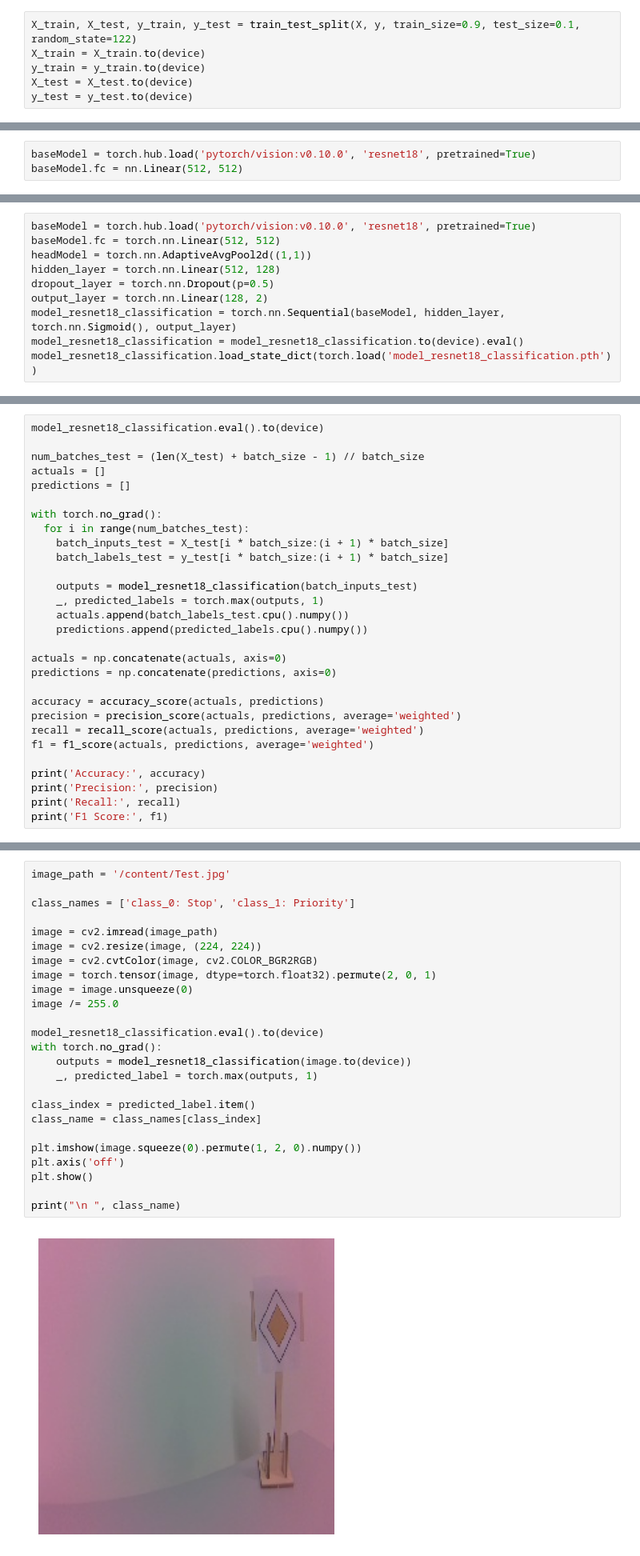
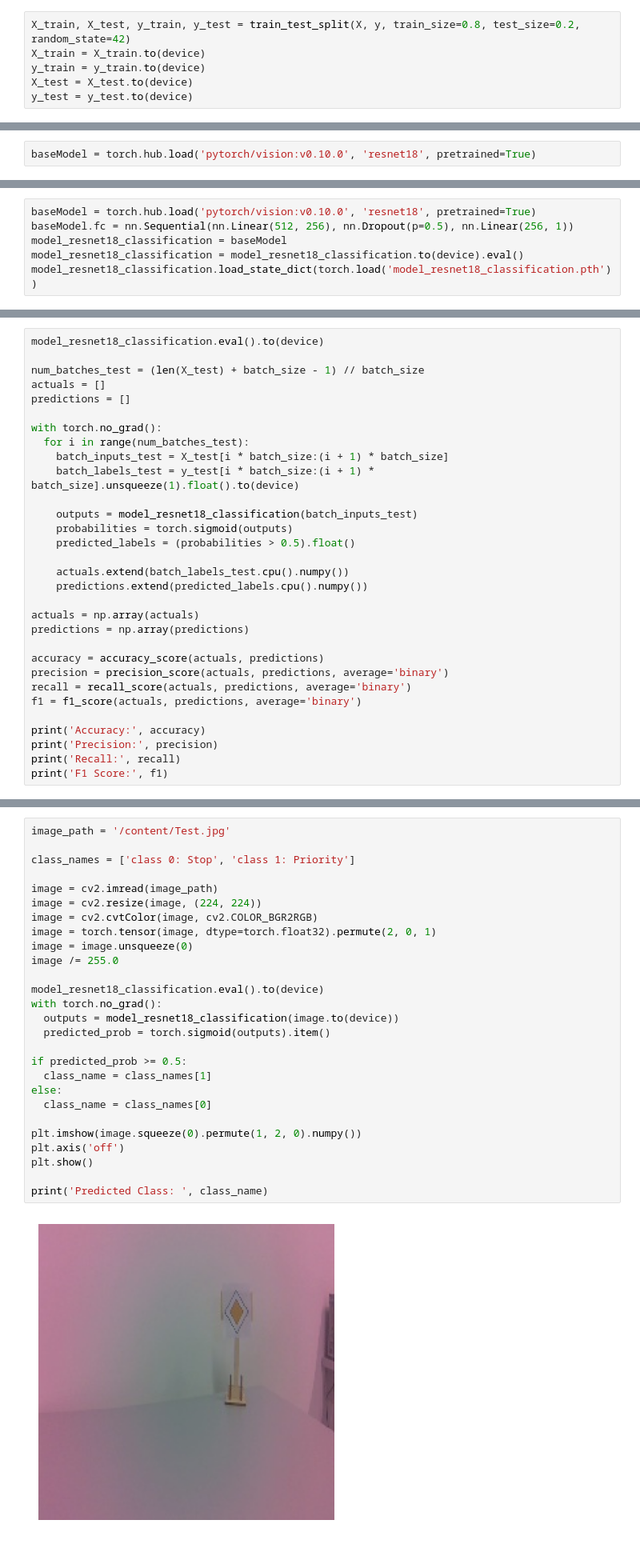
Before and after one commit to TuralHasanov117/Mechatronic-Systems-Engineering-Semester-Project-2, a Jupyter notebook: models/Task2.ipynb, the cells around one changed output, grey strips where cells are left out. Shown: that part at 80% size. Saved outputs shown, nothing was run; the diff lists cells and outputs as text.

```diff
--- a/models/Task2.ipynb
+++ b/models/Task2.ipynb
@@ -78,7 +154,7 @@ y = torch.tensor(y, dtype=torch.long)
 # %% [markdown]
 Train-Test Split
 # %%
-X_train, X_test, y_train, y_test = train_test_split(X, y, train_size=0.9, test_size=0.1, random_state=122)
+X_train, X_test, y_train, y_test = train_test_split(X, y, train_size=0.8, test_size=0.2, random_state=42)
 X_train = X_train.to(device)
 y_train = y_train.to(device)
 X_test = X_test.to(device)
@@ -87,7 +163,6 @@ y_test = y_test.to(device)
 Load ResNet18
 # %%
 baseModel = torch.hub.load('pytorch/vision:v0.10.0', 'resnet18', pretrained=True)
-baseModel.fc = nn.Linear(512, 512)
 # %% [output]
 Using cache found in /root/.cache/torch/hub/pytorch_vision_v0.10.0
 # %% [markdown]
@@ -178,12 +268,8 @@ torch.save(model_resnet18_classification.state_dict(), 'model_resnet18_classific
 Load Model
 # %%
 baseModel = torch.hub.load('pytorch/vision:v0.10.0', 'resnet18', pretrained=True)
-baseModel.fc = torch.nn.Linear(512, 512)
-headModel = torch.nn.AdaptiveAvgPool2d((1,1))
-hidden_layer = torch.nn.Linear(512, 128)
-dropout_layer = torch.nn.Dropout(p=0.5)
-output_layer = torch.nn.Linear(128, 2)
-model_resnet18_classification = torch.nn.Sequential(baseModel, hidden_layer, torch.nn.Sigmoid(), output_layer)
+baseModel.fc = nn.Sequential(nn.Linear(512, 256), nn.Dropout(p=0.5), nn.Linear(256, 1))
+model_resnet18_classification = baseModel
 model_resnet18_classification = model_resnet18_classification.to(device).eval()
 model_resnet18_classification.load_state_dict(torch.load('model_resnet18_classification.pth'))
 # %% [output]
@@ -201,20 +287,22 @@ predictions = []
 with torch.no_grad():
   for i in range(num_batches_test):
     batch_inputs_test = X_test[i * batch_size:(i + 1) * batch_size]
-    batch_labels_test = y_test[i * batch_size:(i + 1) * batch_size]
+    batch_labels_test = y_test[i * batch_size:(i + 1) * batch_size].unsqueeze(1).float().to(device)
 
     outputs = model_resnet18_classification(batch_inputs_test)
-    _, predicted_labels = torch.max(outputs, 1)
-    actuals.append(batch_labels_test.cpu().numpy())
-    predictions.append(predicted_labels.cpu().numpy())
+    probabilities = torch.sigmoid(outputs)
+    predicted_labels = (probabilities > 0.5).float()
 
-actuals = np.concatenate(actuals, axis=0)
-predictions = np.concatenate(predictions, axis=0)
+    actuals.extend(batch_labels_test.cpu().numpy())
+    predictions.extend(predicted_labels.cpu().numpy())
+
+actuals = np.array(actuals)
+predictions = np.array(predictions)
 
 accuracy = accuracy_score(actuals, predictions)
-precision = precision_score(actuals, predictions, average='weighted')
-recall = recall_score(actuals, predictions, average='weighted')
-f1 = f1_score(actuals, predictions, average='weighted')
+precision = precision_score(actuals, predictions, average='binary')
+recall = recall_score(actuals, predictions, average='binary')
+f1 = f1_score(actuals, predictions, average='binary')
 
 print('Accuracy:', accuracy)
 print('Precision:', precision)
@@ -230,27 +318,29 @@ Test on Input Image
 # %%
 image_path = '/content/Test.jpg'
 
-class_names = ['class_0: Stop', 'class_1: Priority']
+class_names = ['class 0: Stop', 'class 1: Priority']
 
 image = cv2.imread(image_path)
 image = cv2.resize(image, (224, 224))
 image = cv2.cvtColor(image, cv2.COLOR_BGR2RGB)
 image = torch.tensor(image, dtype=torch.float32).permute(2, 0, 1)
 image = image.unsqueeze(0)
 image /= 255.0
 
 model_resnet18_classification.eval().to(device)
 with torch.no_grad():
-    outputs = model_resnet18_classification(image.to(device))
-    _, predicted_label = torch.max(outputs, 1)
+  outputs = model_resnet18_classification(image.to(device))
+  predicted_prob = torch.sigmoid(outputs).item()
 
-class_index = predicted_label.item()
-class_name = class_names[class_index]
+if predicted_prob >= 0.5:
+  class_name = class_names[1]
+else:
+  class_name = class_names[0]
 
 plt.imshow(image.squeeze(0).permute(1, 2, 0).numpy())
 plt.axis('off')
 plt.show()
 
-print("\n ", class_name)
+print('Predicted Class: ', class_name)
 # %% [output]
-[figure, old version]
+[figure, new version]
```
Also changed, not shown: parts of 12 cells of this notebook, 3 other files.
